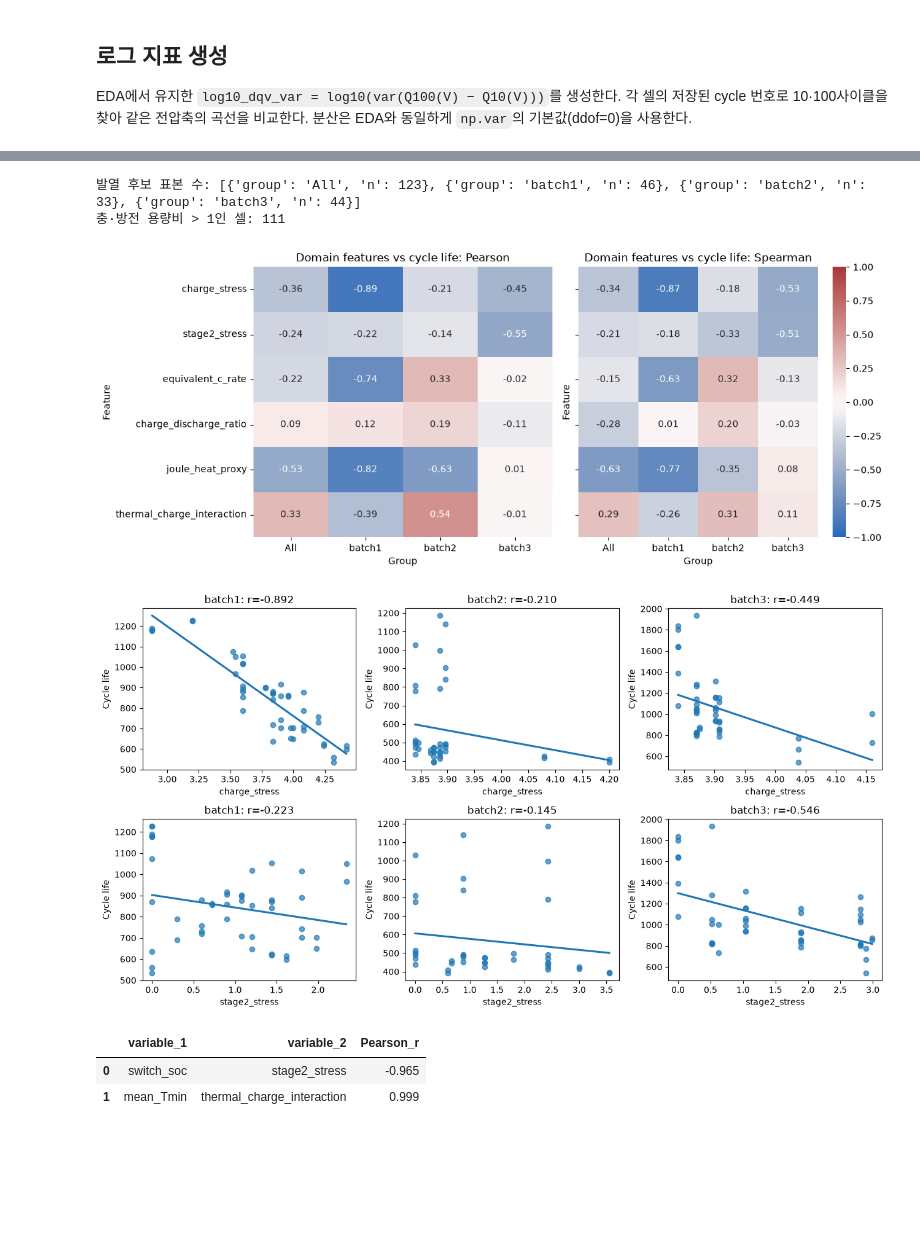
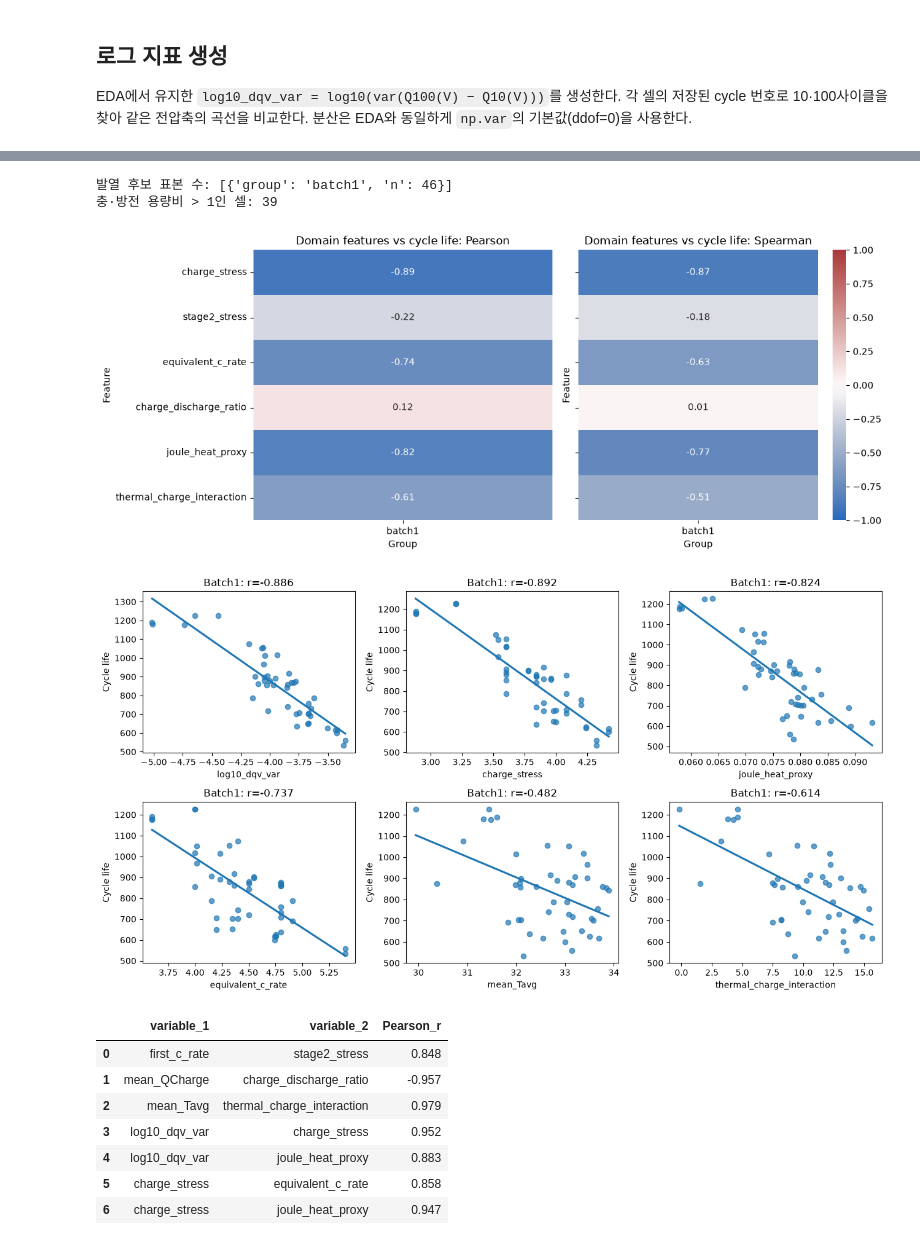
Before and after one commit to chubuzu/Data_Analytics_MiniProject_Skala, a Jupyter notebook: notebooks/03_feature_engineering.ipynb, the cells around one changed output, grey strips where cells are left out. Drawn from its saved outputs; the diff is of its cells as text; code cells hidden in the pictures; blank space fills up the shorter version.

Commit message:
Batch1 기반 모델 선정과 최종 제출 문서 완성

```diff
--- a/notebooks/03_feature_engineering.ipynb
+++ b/notebooks/03_feature_engineering.ipynb
@@ -21,7 +17,7 @@ from IPython.display import display
 
 ROOT = Path.cwd().parent if Path.cwd().name == "notebooks" else Path.cwd()
 DATA = ROOT / "data" / "processed"
-BATCHES = ["batch1", "batch2", "batch3"]
+BATCHES = ["batch1"]
 KEYS = ["batch", "cell_id"]
 EARLY_END = 100
 
@@ -36,4 +32,5 @@ assert not summary.duplicated(KEYS + ["cycle"]).any()
 known = all_cells.dropna(subset=["cycle_life"]).copy()
 assert np.isfinite(known["cycle_life"]).all() and known["cycle_life"].gt(EARLY_END).all()
 print(f"전체 {len(all_cells)}개 중 수명 확인 {len(known)}개 사용")
+assert set(known["batch"]) == {"batch1"} and len(known) == 46
 # %% [output]
@@ -108,9 +104,9 @@ assert np.isfinite(candidate_features.drop(columns=KEYS).to_numpy()).all()
 # %%
-dropped_features = ["mean_Tavg", "mean_Tmax"]
-base_features = ["first_c_rate", "switch_soc", "second_c_rate", "mean_QCharge",
-                 "mean_QDischarge", "mean_IR", "mean_Tmin", "mean_chargetime", "log10_dqv_var"]
-base_data = candidate_features.drop(columns=dropped_features).sort_values(KEYS).reset_index(drop=True)
-base_data = base_data[KEYS + base_features + ["cycle_life"]]
+dropped_features = ["switch_soc", "mean_Tmin", "mean_Tmax"]
+base_features = ["first_c_rate", "second_c_rate", "mean_QCharge", "mean_QDischarge",
+                 "mean_IR", "mean_Tavg", "mean_chargetime", "log10_dqv_var"]
+base_data = candidate_features[KEYS + base_features + ["cycle_life"]].sort_values(KEYS).reset_index(drop=True)
+generation_inputs = candidate_features[KEYS + ["switch_soc"]].copy()
 assert len(base_data) == len(known) and not base_data.duplicated(KEYS).any()
 assert np.isfinite(base_data[base_features + ["cycle_life"]].to_numpy()).all()
 assert not set(dropped_features) & set(base_data.columns)
@@ -148,5 +146,5 @@ display(base_data.head())
 # %%
-domain_data = base_data.copy()
+domain_data = base_data.merge(generation_inputs, on=KEYS, validate="one_to_one")
 s = domain_data["switch_soc"] / 100
 c1, c2 = domain_data["first_c_rate"], domain_data["second_c_rate"]
 assert s.between(0, 0.8).all() and c1.gt(0).all() and c2.gt(0).all()
@@ -156,10 +154,10 @@ domain_data["charge_stress"] = c1 * s + c2 * (0.8 - s)
 domain_data["stage2_stress"] = c2 * (0.8 - s)
 domain_data["equivalent_c_rate"] = 0.8 / (s / c1 + (0.8 - s) / c2)
 domain_data["charge_discharge_ratio"] = domain_data["mean_QDischarge"] / domain_data["mean_QCharge"]
-# IR=0인 6개 셀은 발열이 없다는 뜻으로 해석하지 않고 이 후보의 비교에서만 제외한다.
+# IR이 양수가 아닌 경우를 무저항으로 해석하지 않고 발열 근사에서 결측으로 둔다.
 positive_ir = domain_data["mean_IR"].where(domain_data["mean_IR"].gt(0))
 domain_data["joule_heat_proxy"] = positive_ir * 1.1**2 * domain_data["charge_stress"]
-domain_data["thermal_charge_interaction"] = domain_data["charge_stress"] * (domain_data["mean_Tmin"] - 30)
+domain_data["thermal_charge_interaction"] = domain_data["charge_stress"] * (domain_data["mean_Tavg"] - 30)
 domain_features = ["charge_stress", "stage2_stress", "equivalent_c_rate",
                    "charge_discharge_ratio", "joule_heat_proxy", "thermal_charge_interaction"]
 
@@ -171,14 +169,14 @@ assert np.allclose(0.8 / (toy_s / 4 + (0.8 - toy_s) / 4), 4)
 assert np.isfinite(domain_data[domain_features].drop(columns="joule_heat_proxy").to_numpy()).all()
 
 rows = []
-for group_name, group in [("All", domain_data), *list(domain_data.groupby("batch"))]:
+for group_name, group in [("batch1", domain_data)]:
     for feature in domain_features:
         valid = group[[feature, "cycle_life"]].dropna()
         rows.append({"group": group_name, "feature": feature, "n": len(valid),
                      "Pearson_r": valid[feature].corr(valid["cycle_life"]),
                      "Spearman_rho": valid[feature].corr(valid["cycle_life"], method="spearman")})
 domain_stats = pd.DataFrame(rows)
-group_order = ["All", *BATCHES]
+group_order = ["batch1"]
 pearson = domain_stats.pivot(index="feature", columns="group", values="Pearson_r").reindex(
     index=domain_features, columns=group_order)
 spearman = domain_stats.pivot(index="feature", columns="group", values="Spearman_rho").reindex(
@@ -197,17 +195,18 @@ plt.tight_layout()
 plt.show()
 
 fig, axes = plt.subplots(2, 3, figsize=(13, 7))
-for row, feature in enumerate(["charge_stress", "stage2_stress"]):
-    for col, batch in enumerate(BATCHES):
-        group = domain_data.loc[domain_data["batch"].eq(batch)]
-        sns.regplot(data=group, x=feature, y="cycle_life", ci=None,
-                    scatter_kws={"alpha": 0.7}, ax=axes[row, col])
-        axes[row, col].set(title=f"{batch}: r={pearson.loc[feature, batch]:.3f}",
-                           xlabel=feature, ylabel="Cycle life")
+plot_features = ["log10_dqv_var", "charge_stress", "joule_heat_proxy",
+                 "equivalent_c_rate", "mean_Tavg", "thermal_charge_interaction"]
+for ax, feature in zip(axes.flat, plot_features):
+    group = domain_data[[feature, "cycle_life"]].dropna()
+    r = group[feature].corr(group["cycle_life"])
+    sns.regplot(data=group, x=feature, y="cycle_life", ci=None,
+                scatter_kws={"alpha": 0.7}, ax=ax)
+    ax.set(title=f"Batch1: r={r:.3f}", xlabel=feature, ylabel="Cycle life")
 plt.tight_layout()
 plt.show()
 
-# 새 후보가 기존 변수와 거의 같은 표현인지도 함께 확인한다.
+# 정책·초기 측정 후보와 파생 후보의 중복을 확인한다.
 joint_corr = domain_data[base_features + domain_features].corr()
 pair_rows = []
 for i, left in enumerate(joint_corr.columns):
@@ -217,4 +216,19 @@ for i, left in enumerate(joint_corr.columns):
             pair_rows.append({"variable_1": left, "variable_2": right, "Pearson_r": value})
 domain_strong_pairs = pd.DataFrame(pair_rows)
 display(domain_strong_pairs.round(3))
+# 로그를 포함한 후보들의 수명 관계와 실제 중복을 같은 46개 셀에서 확인한다.
+review_features = ["log10_dqv_var", *domain_features, "mean_Tavg", "mean_chargetime"]
+review_life = pd.DataFrame({
+    "feature": review_features,
+    "Pearson_r": [domain_data[f].corr(domain_data["cycle_life"]) for f in review_features],
+    "Spearman_rho": [domain_data[f].corr(domain_data["cycle_life"], method="spearman") for f in review_features]
+})
+display(review_life.round(3))
+review_corr = domain_data[review_features].corr()
+fig, ax = plt.subplots(figsize=(10, 8))
+sns.heatmap(review_corr, annot=True, fmt=".2f", cmap="vlag", center=0,
+            vmin=-1, vmax=1, ax=ax)
+ax.set_title("Batch1 candidate overlap")
+plt.tight_layout()
+plt.show()
 # %% [output]
@@ -230,7 +244,12 @@ display(domain_strong_pairs.round(3))
-발열 후보 표본 수: [{'group': 'All', 'n': 123}, {'group': 'batch1', 'n': 46}, {'group': 'batch2', 'n': 33}, {'group': 'batch3', 'n': 44}]
-충·방전 용량비 > 1인 셀: 111
+발열 후보 표본 수: [{'group': 'batch1', 'n': 46}]
+충·방전 용량비 > 1인 셀: 39
-[figure, old version]
+[figure, new version]
-[figure, old version]
+[figure, new version]
 |  | variable_1 | variable_2 | Pearson_r |
-| 0 | switch_soc | stage2_stress | -0.965 |
-| 1 | mean_Tmin | thermal_charge_interaction | 0.999 |
+| 0 | first_c_rate | stage2_stress | 0.848 |
+| 1 | mean_QCharge | charge_discharge_ratio | -0.957 |
+| 2 | mean_Tavg | thermal_charge_interaction | 0.979 |
+| 3 | log10_dqv_var | charge_stress | 0.952 |
+| 4 | log10_dqv_var | joule_heat_proxy | 0.883 |
+| 5 | charge_stress | equivalent_c_rate | 0.858 |
+| 6 | charge_stress | joule_heat_proxy | 0.947 |
```
Also changed, not shown: parts of 11 cells of this notebook, 20 other files.
